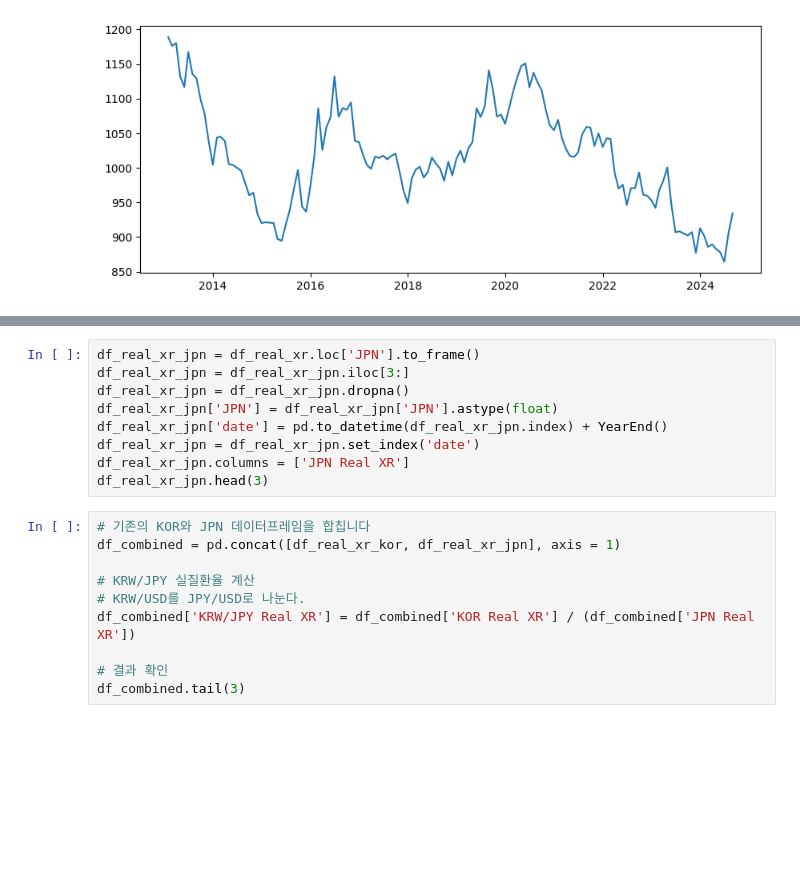
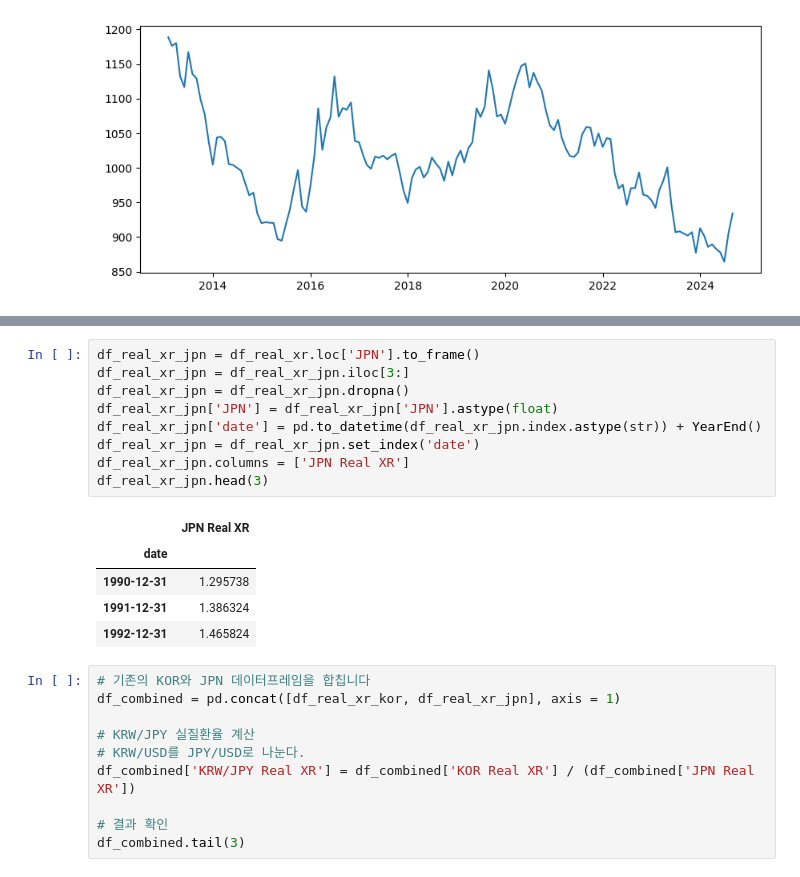
Before and after one commit to YoungminChoAtKaist/findb2024, a Jupyter notebook: findatabase.ipynb, the cells around one changed output, grey strips where cells are left out. Saved outputs shown, nothing was run; the diff lists cells and outputs as text; blank space fills up the shorter version.

```diff
--- a/findatabase.ipynb
+++ b/findatabase.ipynb
@@ -120,12 +131,18 @@ df_real_xr_kor.head(3)
 # %%
 df_real_xr_jpn = df_real_xr.loc['JPN'].to_frame()
 df_real_xr_jpn = df_real_xr_jpn.iloc[3:]
 df_real_xr_jpn = df_real_xr_jpn.dropna()
 df_real_xr_jpn['JPN'] = df_real_xr_jpn['JPN'].astype(float)
-df_real_xr_jpn['date'] = pd.to_datetime(df_real_xr_jpn.index) + YearEnd()
+df_real_xr_jpn['date'] = pd.to_datetime(df_real_xr_jpn.index.astype(str)) + YearEnd()
 df_real_xr_jpn = df_real_xr_jpn.set_index('date')
 df_real_xr_jpn.columns = ['JPN Real XR']
 df_real_xr_jpn.head(3)
+# %% [output]
+|  | JPN Real XR |
+| date |  |
+| 1990-12-31 | 1.295738 |
+| 1991-12-31 | 1.386324 |
+| 1992-12-31 | 1.465824 |
 # %%
 # 기존의 KOR와 JPN 데이터프레임을 합칩니다
 df_combined = pd.concat([df_real_xr_kor, df_real_xr_jpn], axis = 1)
```
Also changed, not shown: parts of 5 cells of this notebook, 3 other files.
